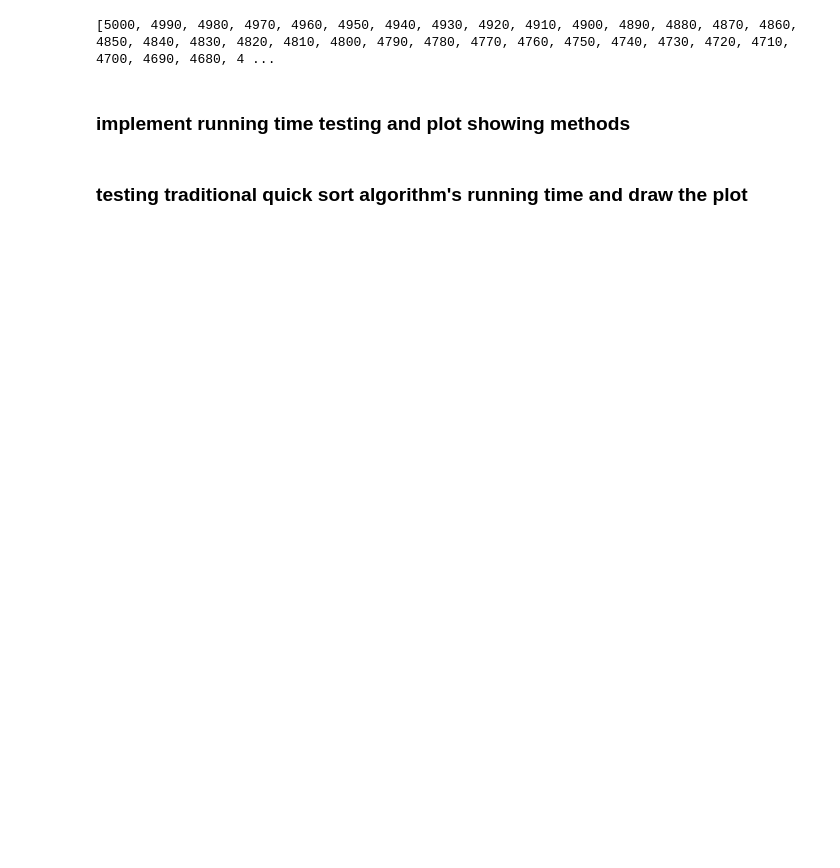
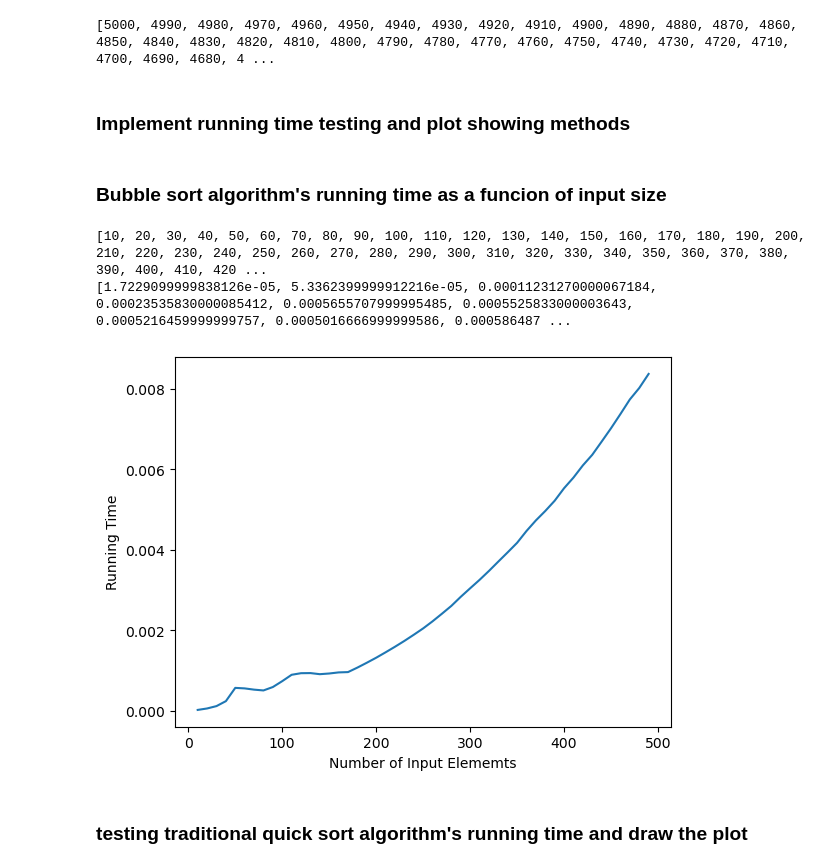
Before and after one commit to minhlynguyen/ucd-dsa-sorting-sp-mst, a Jupyter notebook: DS homework2_Alicia.ipynb, the cells around one changed output. Drawn from its saved outputs; the diff is of its cells as text; code cells hidden in the pictures; blank space fills up the shorter version.

```diff
--- a/DS homework2_Alicia.ipynb
+++ b/DS homework2_Alicia.ipynb
@@ -9,6 +9,15 @@ from scipy.optimize import curve_fit
 from scipy.stats import linregress
 # %% [markdown]
 ### 1.1 Set up 3 sorting algorithms
+# %%
+# Python implementation of Bubble sort.
+def bubble_sort(arr):
+    arr_size = len(arr)
+    for i in range(arr_size):
+        for j in range(i, arr_size):
+            if arr[i] > arr[j]:
+                arr[i], arr[j] = arr[j], arr[i]
+    return arr
 # %%
 # Python implementation of Quicksort.
 def partition(arr, low, high):
@@ -121,5 +162,5 @@ def quick_sort_simple_time(input_list):
 # %% [markdown]
-### implement running time testing and plot showing methods
+### Implement running time testing and plot showing methods
 # %%
 def running_time_test(input_list,sort_function):
     running_time=[]
@@ -147,6 +188,15 @@ def show_plot_single_line(input_num,time_list):
     ax.set_ylabel('Running Time')
 
     plt.show()
+# %% [markdown]
+### Bubble sort algorithm's running time as a funcion of input size
+# %%
+input_nums, bubblesort_running_times = running_time_test(reversed_list, bubble_sort)
+show_plot_single_line(input_nums, bubblesort_running_times)
+# %% [output]
+[10, 20, 30, 40, 50, 60, 70, 80, 90, 100, 110, 120, 130, 140, 150, 160, 170, 180, 190, 200, 210, 220, 230, 240, 250, 260, 270, 280, 290, 300, 310, 320, 330, 340, 350, 360, 370, 380, 390, 400, 410, 420 ...
+[1.7229099999838126e-05, 5.3362399999912216e-05, 0.00011231270000067184, 0.00023535830000085412, 0.0005655707999995485, 0.0005525833000003643, 0.0005216459999999757, 0.0005016666999999586, 0.000586487 ...
+[figure, added]
 # %% [markdown]
 ### testing traditional quick sort algorithm's running time and draw the plot
 # %%
```
Also changed, not shown: parts of 14 cells of this notebook.
